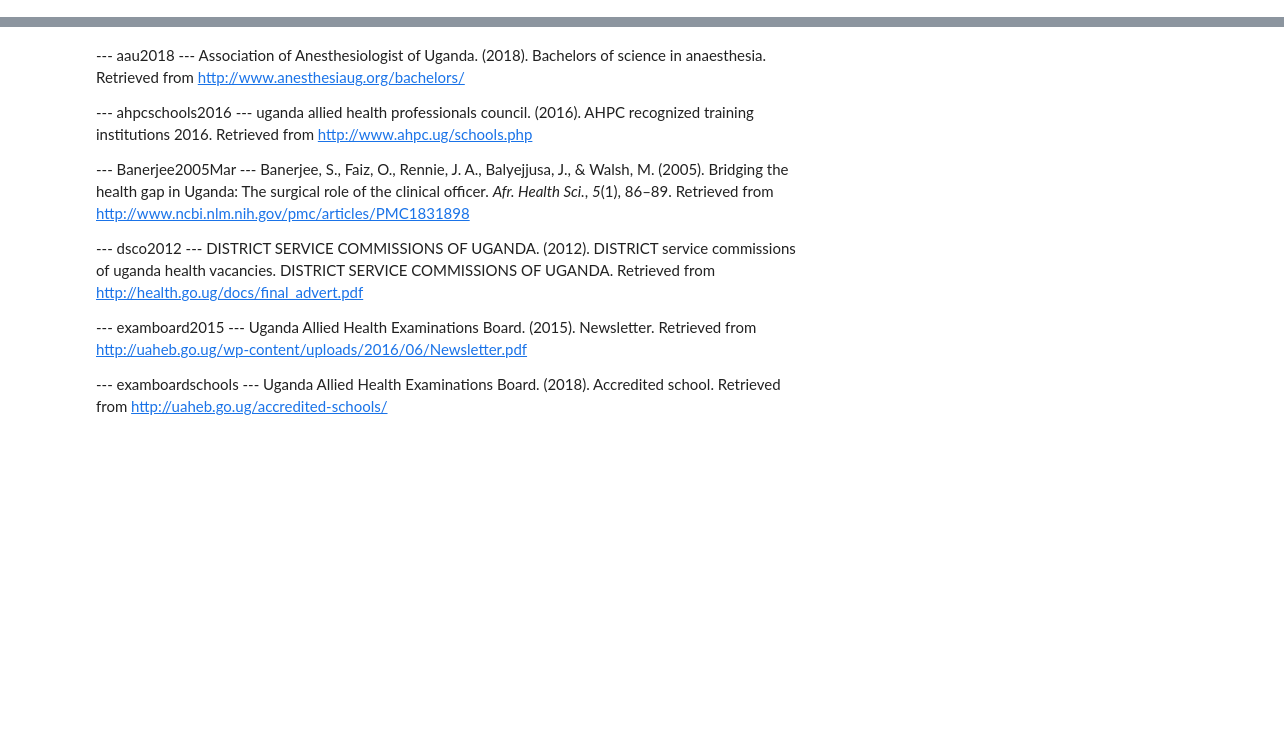
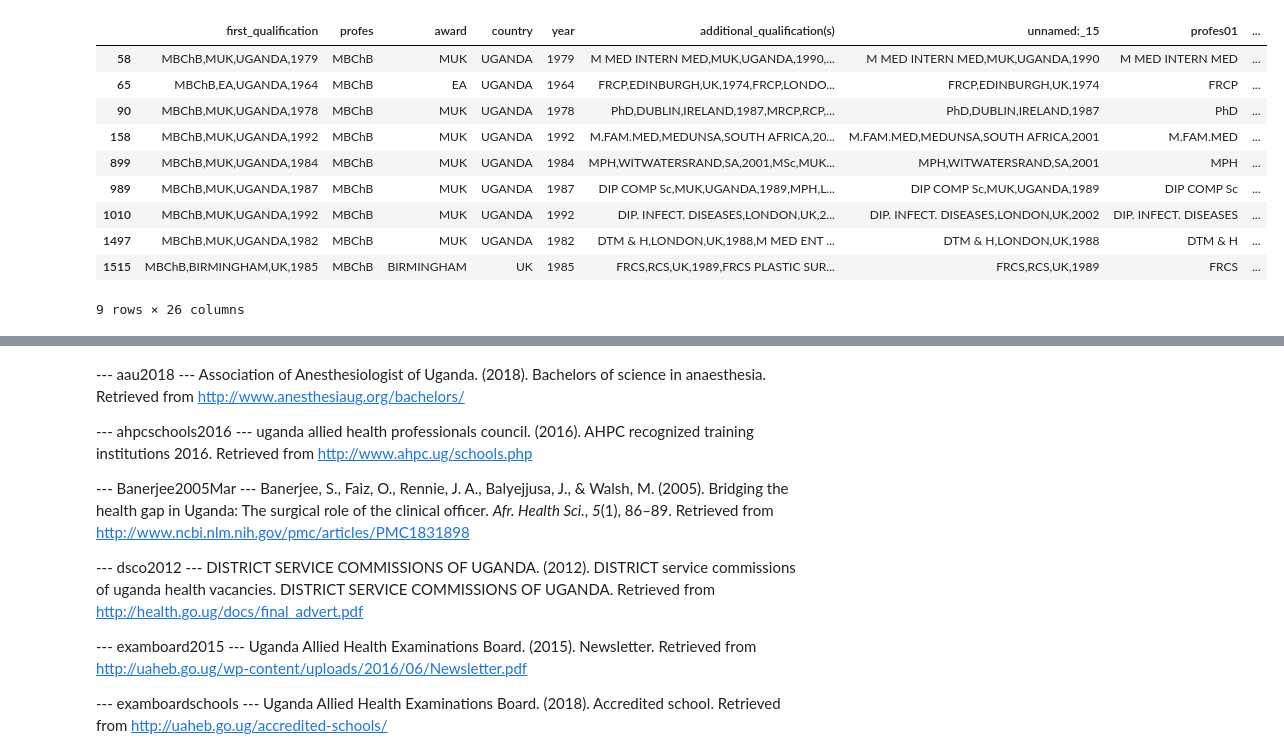
Before and after one commit to alexgoodell/uganda-model, a Jupyter notebook: model/py/uganda-model.ipynb, the cells around one changed output, grey strips where cells are left out. Saved outputs shown, nothing was run; the diff lists cells and outputs as text; code cells hidden in the pictures; blank space fills up the shorter version.

Commit message:
cleaning umdpc data

```diff
--- a/model/py/uganda-model.ipynb
+++ b/model/py/uganda-model.ipynb
@@ -29,0 +21,9 @@ Overwriting latex-cite.tpl
+# %%
+# import requirements (all found in /model/py/requirements.txt)
+import pandas as pd
+import numpy as np
+import os
+
+# read in data - skip first three rows (header information)
+df = pd.read_excel("../../data/umdpc/specialist-register-3-13-2018.xls", skiprows=3, header=0)
+df.head()
@@ -29,0 +38,4 @@ Overwriting latex-cite.tpl
+# %%
+# Fix the whitespace in the column names, replace strings with underscore
+df.columns = df.columns.str.strip().str.lower().str.replace(' ', '_')
+df.columns
@@ -29,0 +62,17 @@ Overwriting latex-cite.tpl
+# %%
+# Let's find what all these columns are for. Find all rows with no null values in any column
+any_null = df.isnull().any(axis=1)
+not_any_null = any_null.apply(lambda x: not x)
+df[not_any_null][['first_qualification', 'profes', 'award', 'country', 'year', 'additional_qualification(s)', 'unnamed:_15','profes01','award01','country01', 'year01','unnamed:_20', 'profes02','award02', 'country02','year02', 'unnamed:_25','profes03', 'award03','country03', 'year03', 'unnamed:_30', 'profes04','award04', 'country04','year04' ]]
+# %% [output]
+|  | first_qualification | profes | award | country | year | additional_qualification(s) | unnamed:_15 | profes01 | ... |
+| 58 | MBChB,MUK,UGANDA,1979 | MBChB | MUK | UGANDA | 1979 | M MED INTERN MED,MUK,UGANDA,1990,... | M MED INTERN MED,MUK,UGANDA,1990 | M MED INTERN MED | ... |
+| 65 | MBChB,EA,UGANDA,1964 | MBChB | EA | UGANDA | 1964 | FRCP,EDINBURGH,UK,1974,FRCP,LONDO... | FRCP,EDINBURGH,UK,1974 | FRCP | ... |
+| 90 | MBChB,MUK,UGANDA,1978 | MBChB | MUK | UGANDA | 1978 | PhD,DUBLIN,IRELAND,1987,MRCP,RCP,... | PhD,DUBLIN,IRELAND,1987 | PhD | ... |
+| 158 | MBChB,MUK,UGANDA,1992 | MBChB | MUK | UGANDA | 1992 | M.FAM.MED,MEDUNSA,SOUTH AFRICA,20... | M.FAM.MED,MEDUNSA,SOUTH AFRICA,2001 | M.FAM.MED | ... |
+| 899 | MBChB,MUK,UGANDA,1984 | MBChB | MUK | UGANDA | 1984 | MPH,WITWATERSRAND,SA,2001,MSc,MUK... | MPH,WITWATERSRAND,SA,2001 | MPH | ... |
+| 989 | MBChB,MUK,UGANDA,1987 | MBChB | MUK | UGANDA | 1987 | DIP COMP Sc,MUK,UGANDA,1989,MPH,L... | DIP COMP Sc,MUK,UGANDA,1989 | DIP COMP Sc | ... |
+| 1010 | MBChB,MUK,UGANDA,1992 | MBChB | MUK | UGANDA | 1992 | DIP. INFECT. DISEASES,LONDON,UK,2... | DIP. INFECT. DISEASES,LONDON,UK,2002 | DIP. INFECT. DISEASES | ... |
+| 1497 | MBChB,MUK,UGANDA,1982 | MBChB | MUK | UGANDA | 1982 | DTM & H,LONDON,UK,1988,M MED ENT ... | DTM & H,LONDON,UK,1988 | DTM & H | ... |
+| 1515 | MBChB,BIRMINGHAM,UK,1985 | MBChB | BIRMINGHAM | UK | 1985 | FRCS,RCS,UK,1989,FRCS PLASTIC SUR... | FRCS,RCS,UK,1989 | FRCS | ... |
+9 rows × 26 columns
```
Also changed, not shown: parts of 7 cells of this notebook, 14 other files.
